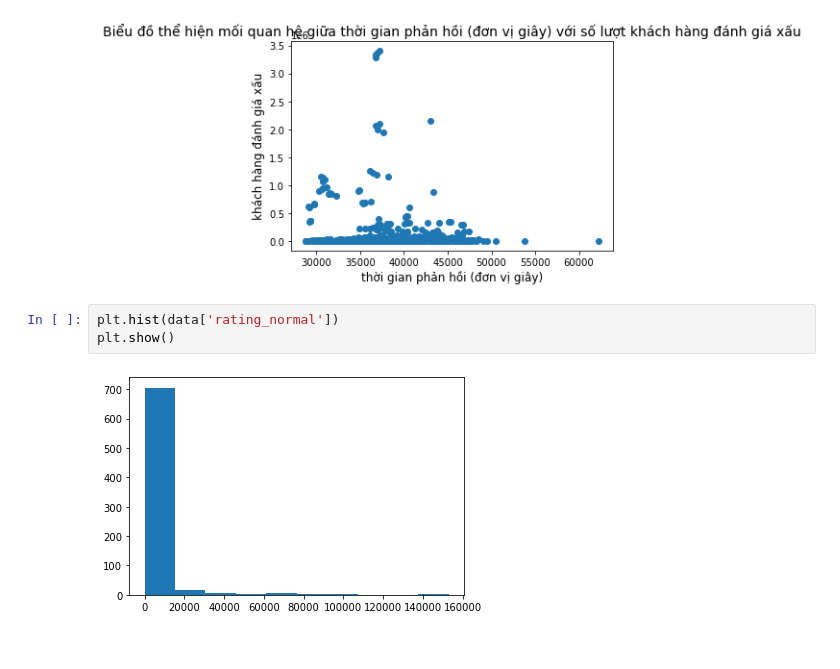
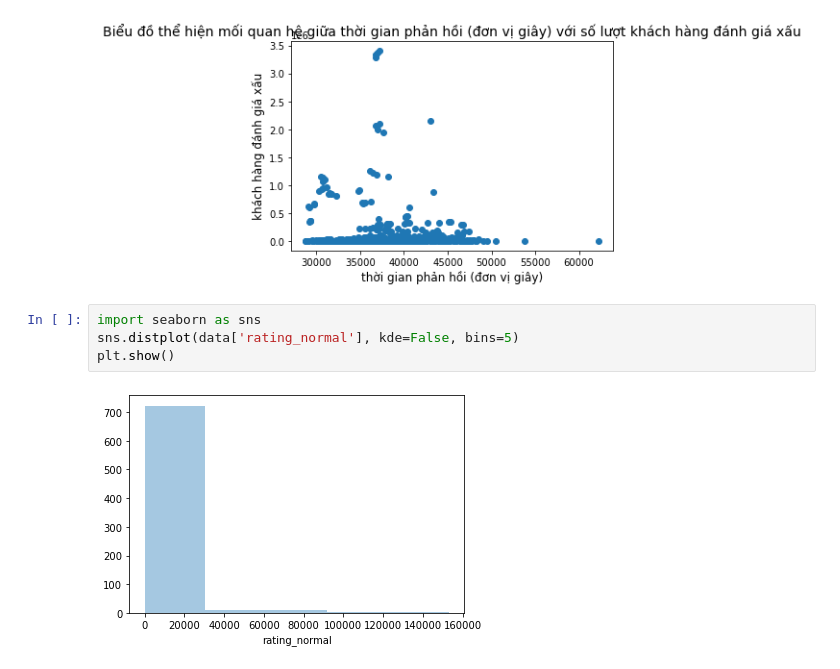
Before and after one commit to TVVY/Bai-Tap-DA-Tren-Leanr, a Jupyter notebook: Data visualization – 2/[Bài tập] Vẽ biểu đồ kết hợp Shopee.ph Korean-top clothing – Shop data.ipynb, the cells around one changed output. Drawn from its saved outputs; the diff is of its cells as text.

```diff
--- a/Data visualization – 2/[Bài tập] Vẽ biểu đồ kết hợp Shopee.ph Korean-top clothing – Shop data.ipynb
+++ b/Data visualization – 2/[Bài tập] Vẽ biểu đồ kết hợp Shopee.ph Korean-top clothing – Shop data.ipynb
@@ -88,8 +88,9 @@ plt.xlabel('thời gian phản hồi (đơn vị giây)', fontsize = 12)
 # %% [output]
 Text(0.5, 0, 'thời gian phản hồi (đơn vị giây)')
 [figure]
-# %%
-plt.hist(data['rating_normal'])
-plt.show()
-# %% [output]
-[figure, removed]
+# %%
+import seaborn as sns
+sns.distplot(data['rating_normal'], kde=False, bins=5)
+plt.show()
+# %% [output]
+[figure, added]
```
Also changed, not shown: parts of 1 cell of this notebook.
